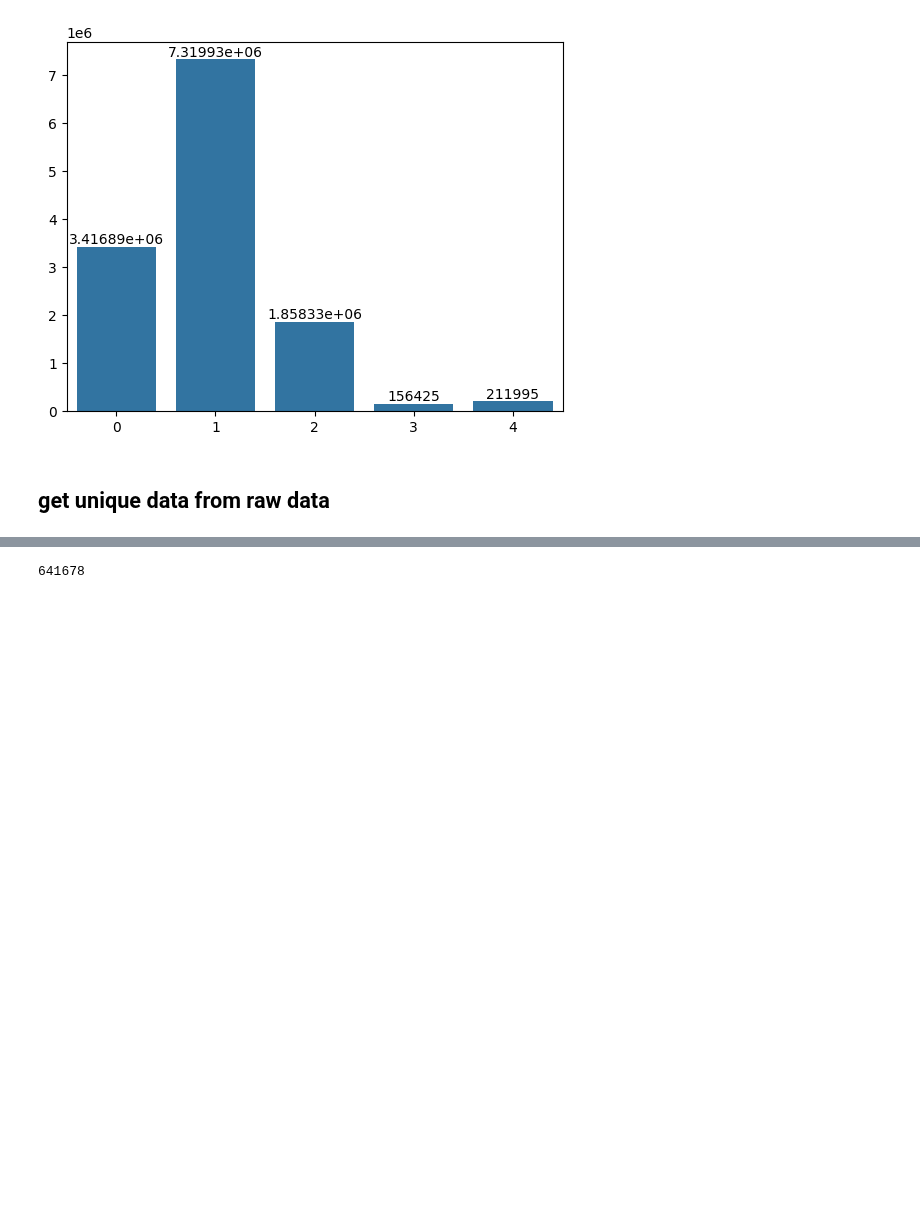
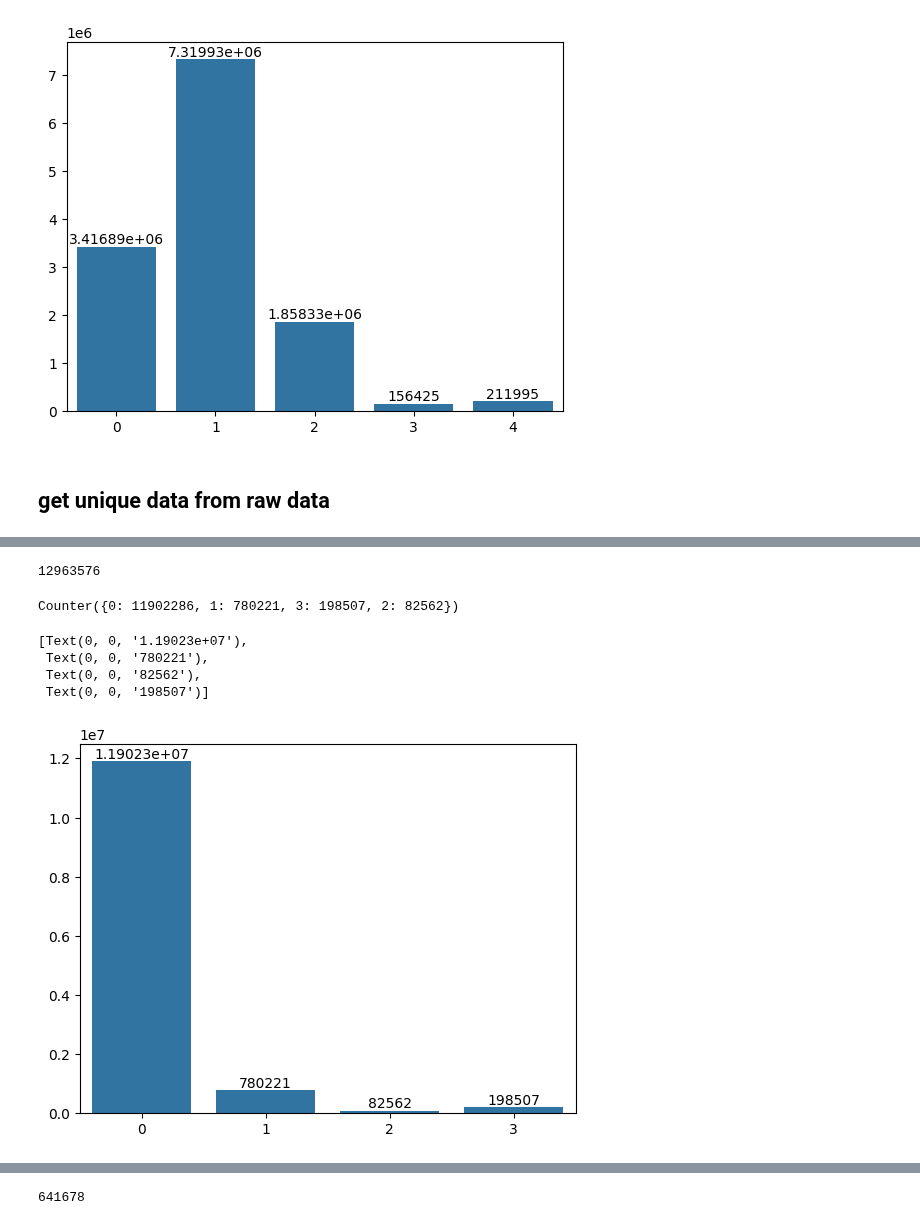
Before and after one commit to ylab-hi/ChimeraLM, a Jupyter notebook: notebooks/data.ipynb, the cells around one changed output, grey strips where cells are left out. Drawn from its saved outputs; the diff is of its cells as text; code cells hidden in the pictures; blank space fills up the shorter version.

```diff
--- a/notebooks/data.ipynb
+++ b/notebooks/data.ipynb
@@ -110,0 +136,8 @@ unique_data = read_unique_data_from_raw_data("../data/raw/PC3_10_cells_MDA_P2_di
+# %%
+def remove_group(data, group):
+    result = {}
+    for read, sups in data.items():
+        result[read] = [sup for sup in sups if sup != group]
+    return result
+# %%
+remove_mk1c_read_sups = remove_group(read_sups, "PC3_10_cells_MDA_Mk1c_dirty.bam")
@@ -110,0 +148,15 @@ unique_data = read_unique_data_from_raw_data("../data/raw/PC3_10_cells_MDA_P2_di
+# %%
+unique_data_remove_mk1c_read_sups = {}
+for read, sups in remove_mk1c_read_sups.items():
+    unique_data_remove_mk1c_read_sups[read] = len(sups)
+# %%
+len(unique_data_remove_mk1c_read_sups)
+# %% [output]
+12963576
+# %%
+from collections import Counter
+sm = Counter(unique_data_remove_mk1c_read_sups.values())
+# %%
+sm
+# %% [output]
+Counter({0: 11902286, 1: 780221, 3: 198507, 2: 82562})
@@ -110,0 +165,9 @@ unique_data = read_unique_data_from_raw_data("../data/raw/PC3_10_cells_MDA_P2_di
+# %%
+g = sns.barplot(sm)
+g.bar_label(g.containers[0])
+# %% [output]
+[Text(0, 0, '1.19023e+07'),
+ Text(0, 0, '780221'),
+ Text(0, 0, '82562'),
+ Text(0, 0, '198507')]
+[figure, added]
```
Also changed, not shown: parts of 66 cells of this notebook, 2 other files.
